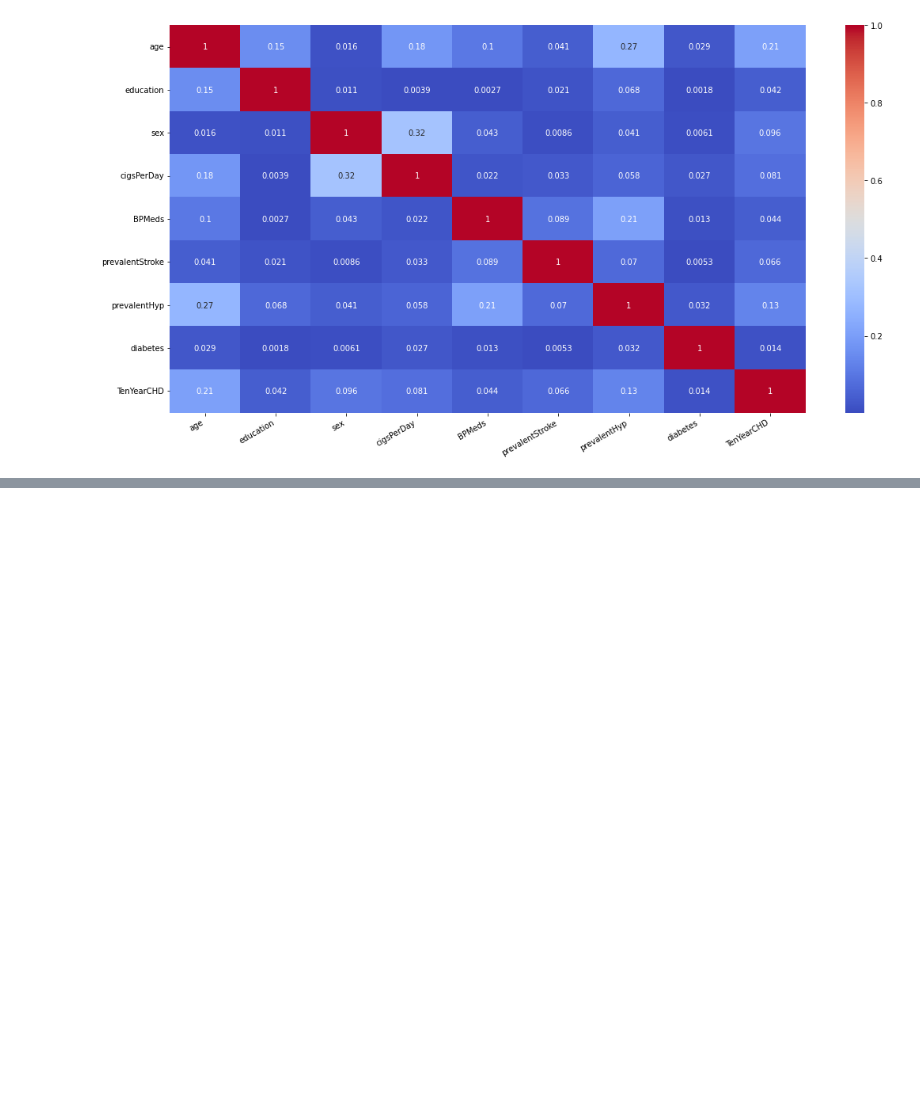
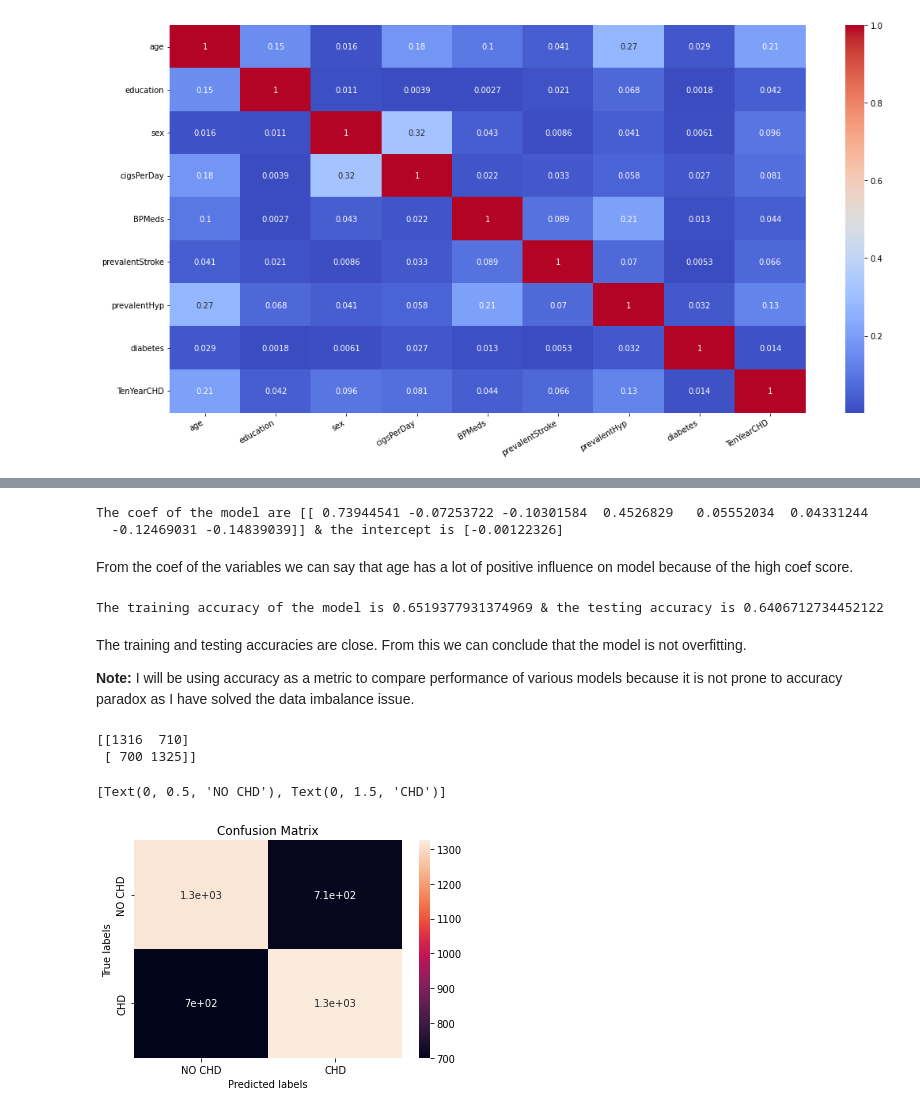
Before and after one commit to Shourya306/Cardio-Vascular-Risk-Prediction-Classification, a Jupyter notebook: Cardiovascular_Risk_Prediction_Classification.ipynb, the cells around one changed output, grey strips where cells are left out. Cells and saved outputs as stored; diff of their text form; code cells hidden in the pictures; blank space fills up the shorter version.

```diff
--- a/Cardiovascular_Risk_Prediction_Classification.ipynb
+++ b/Cardiovascular_Risk_Prediction_Classification.ipynb
@@ -574,0 +621,6 @@ plt.show()
+# %%
+# Splitting the data into train and test samples.
+
+from sklearn.model_selection import train_test_split
+
+X_train,X_test,y_train,y_test = train_test_split(x_smote, y_smote, test_size = .20, random_state = 1, stratify=y_smote)
@@ -574,0 +646,69 @@ plt.show()
+# %%
+# Scaling the variables.
+
+from sklearn.preprocessing import StandardScaler
+
+scaler = StandardScaler()
+X_train = scaler.fit_transform(X_train)
+X_test = scaler.transform(X_test)
+# %%
+# Fitting a logistic Regression model to the data.
+
+from sklearn.linear_model import LogisticRegression
+
+lr = LogisticRegression()
+lr.fit(X_train,y_train)
+# %%
+# Checking out the coef_ of the model.
+
+lr_coef = lr.coef_
+lr_intercept = lr.intercept_
+print(f'The coef of the model are {lr_coef} & the intercept is {lr_intercept}')
+# %% [output]
+The coef of the model are [[ 0.73944541 -0.07253722 -0.10301584  0.4526829   0.05552034  0.04331244
+  -0.12469031 -0.14839039]] & the intercept is [-0.00122326]
+# %% [markdown]
+From the coef of the variables we can say that age has a lot of positive influence on model because of the high coef score.
+# %%
+# Fitting the model to the data.
+
+y_train_lr_predict = lr.predict(X_train)
+y_test_lr_predict = lr.predict(X_test)
+y_train_lr_predict_proba = lr.predict_proba(X_train)[:,1]
+y_test_lr_predict_proba = lr.predict_proba(X_test)[:,1]
+# %%
+# Checking out the performance of the model.
+
+from sklearn.metrics import accuracy_score, roc_auc_score, classification_report, confusion_matrix
+
+train_score_acc = accuracy_score(y_train_lr_predict,y_train)
+test_score_acc =  accuracy_score(y_test_lr_predict,y_test)
+
+print(f'The training accuracy of the model is {train_score_acc} & the testing accuracy is {test_score_acc}')
+# %% [output]
+The training accuracy of the model is 0.6519377931374969 & the testing accuracy is 0.6406712734452122
+# %% [markdown]
+The training and testing accuracies are close. From this we can conclude that the model is not overfitting.
+
+**Note:** I will be using accuracy as a metric to compare performance of various models because it is not prone to accuracy paradox as I have solved the data imbalance issue.
+# %%
+# Confusion_matrix of training data.
+
+labels = ['NO CHD', 'CHD']
+cm = confusion_matrix(y_train, y_train_lr_predict)
+print(cm)
+
+ax= plt.subplot()
+sns.heatmap(cm, annot=True, ax = ax) #annot=True to annotate cells
+
+# labels, title and ticks
+ax.set_xlabel('Predicted labels')
+ax.set_ylabel('True labels')
+ax.set_title('Confusion Matrix')
+ax.xaxis.set_ticklabels(labels)
+ax.yaxis.set_ticklabels(labels)
+# %% [output]
+[[1316  710]
+ [ 700 1325]]
+[Text(0, 0.5, 'NO CHD'), Text(0, 1.5, 'CHD')]
+[figure, added]
```
Also changed, not shown: parts of 13 cells of this notebook.
